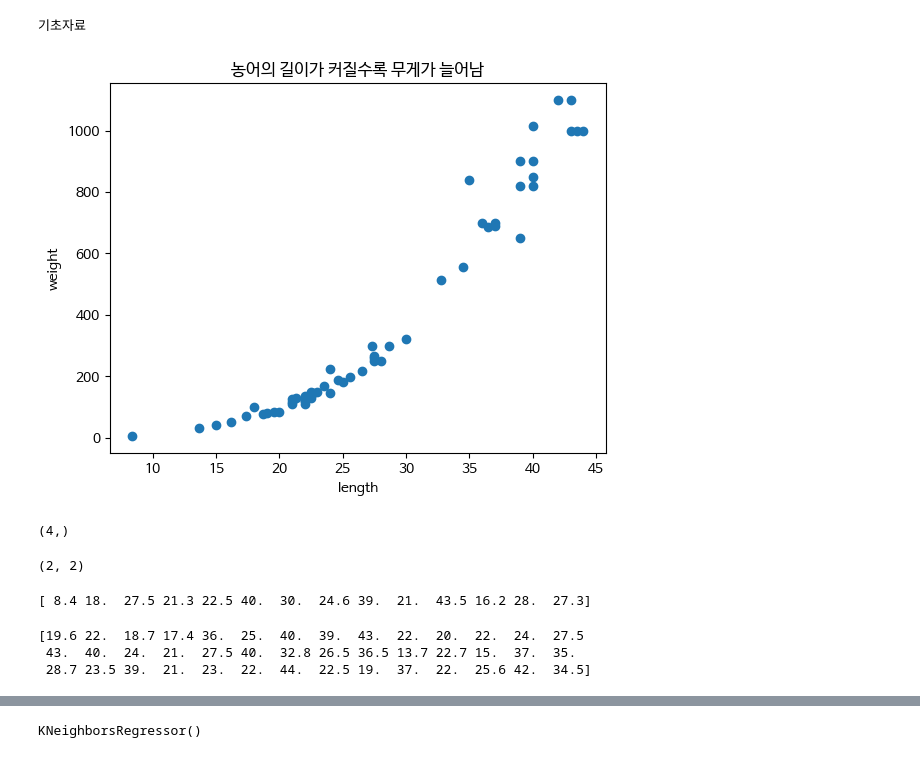
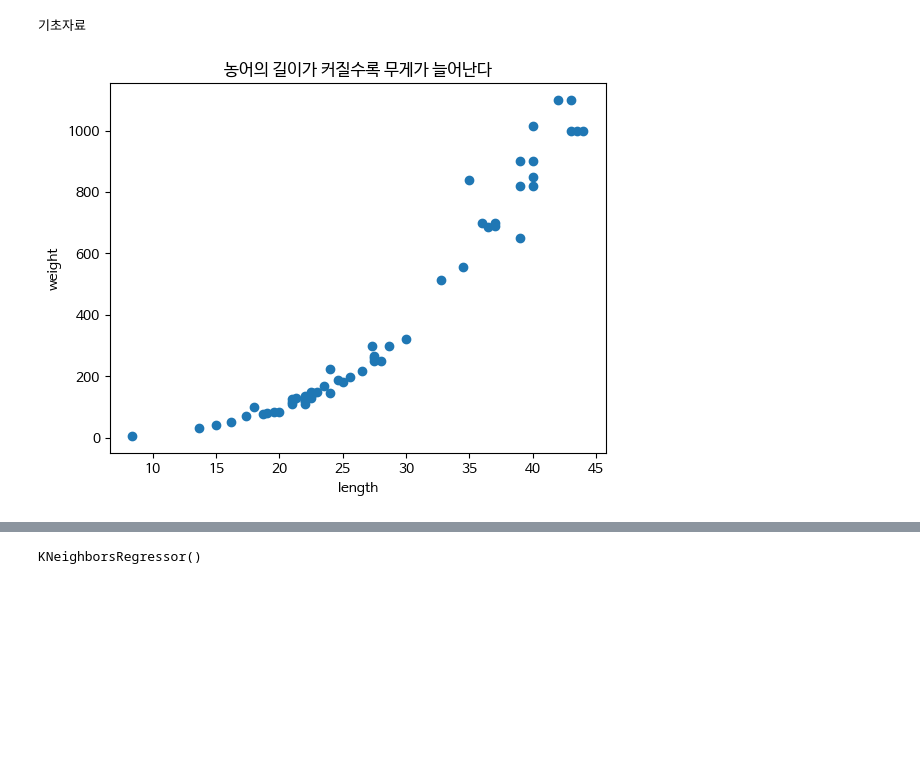
Before and after one commit to dbsdlsdud/AIStudy24, a Jupyter notebook: 이웃회귀.ipynb, the cells around one changed output, grey strips where cells are left out. Cells and saved outputs as stored; diff of their text form; code cells hidden in the pictures; blank space fills up the shorter version.

```diff
--- a/이웃회귀.ipynb
+++ b/이웃회귀.ipynb
@@ -59,15 +42,13 @@ perch_weight = np.array([5.9, 32.0, 40.0, 51.5, 70.0, 100.0, 78.0, 80.0, 85.0, 8
 # %%
 import matplotlib.pyplot as plt
 plt.rc('font', family='NanumBarunGothic')   # 한글처리
 
 plt.scatter(perch_length, perch_weight)
 plt.xlabel('length')
 plt.ylabel('weight')
 print('기초자료')
-plt.title('농어의 길이가 커질수록 무게가 늘어남')
+plt.title('농어의 길이가 커질수록 무게가 늘어난다')
 plt.show()
-# 산점도를 그리고 나니 길이가 커짐에 따라 무게도 늘어난다
-# 이 데이터를 토대로 훈련과 테스트를 진행
 # %% [output]
 기초자료
-[figure, old version]
+[figure, new version]
@@ -80,32 +54,0 @@ plt.show()
-# %%
-# 사이킷런에서 제공하는 훈련세트, 테스트세트 생성
-from sklearn.model_selection import train_test_split
-# 사이킷 런의 train_teat_split 함수를 사용해 훈련세트와 테스트 세트로 나눔
-train_input, test_input, train_target, test_target = train_test_split(perch_length, perch_weight, random_state=42)
-# random_state=42 서로 같은 테스트를 위해 시드값 제공
-# 사이킷 런에 사용할 훈련 세트는 2차원 배열을 사용
-# perch_length가 1차원 배열이기때문에 이를 나눈 train_input과 test_input도 1차원 배열임
-# [3,] -> [3,1] 2차원 배열을 사용해야 함으로 억지로 변환 reshape() 메서드 활용 (4,) -> (2,2)
-test_array = np.array([1,2,3,4])
-print(test_array.shape)
-# %% [output]
-(4,)
-# %%
-# 2차원 배열로 변환
-test_array = test_array.reshape(2,2)
-print(test_array.shape)
-# 전에는 2개의 특성으로 사용 했었기 때문에 자연스럽게 열이 2개인 2차원 배열을 사용 했었지만
-# 이번에는 특성이 1개로 수동으로 2차원 배열을 만들어야 된다. -> 넘파이 .reshape() 활용
-# (4,) -> (2,2) 크기로 바꿔줌
-# %% [output]
-(2, 2)
-# %%
-print(test_input)
-# %% [output]
-[ 8.4 18.  27.5 21.3 22.5 40.  30.  24.6 39.  21.  43.5 16.2 28.  27.3]
-# %%
-print(train_input)
-# %% [output]
-[19.6 22.  18.7 17.4 36.  25.  40.  39.  43.  22.  20.  22.  24.  27.5
- 43.  40.  24.  21.  27.5 40.  32.8 26.5 36.5 13.7 22.7 15.  37.  35.
- 28.7 23.5 39.  21.  23.  22.  44.  22.5 19.  37.  22.  25.6 42.  34.5]
```
Also changed, not shown: parts of 27 cells of this notebook.
